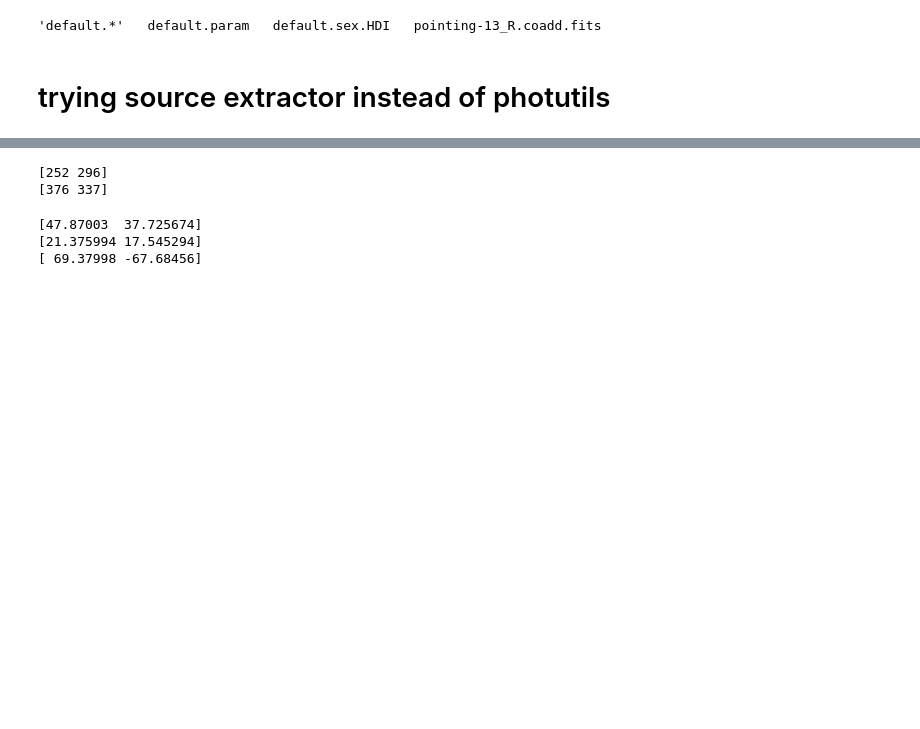
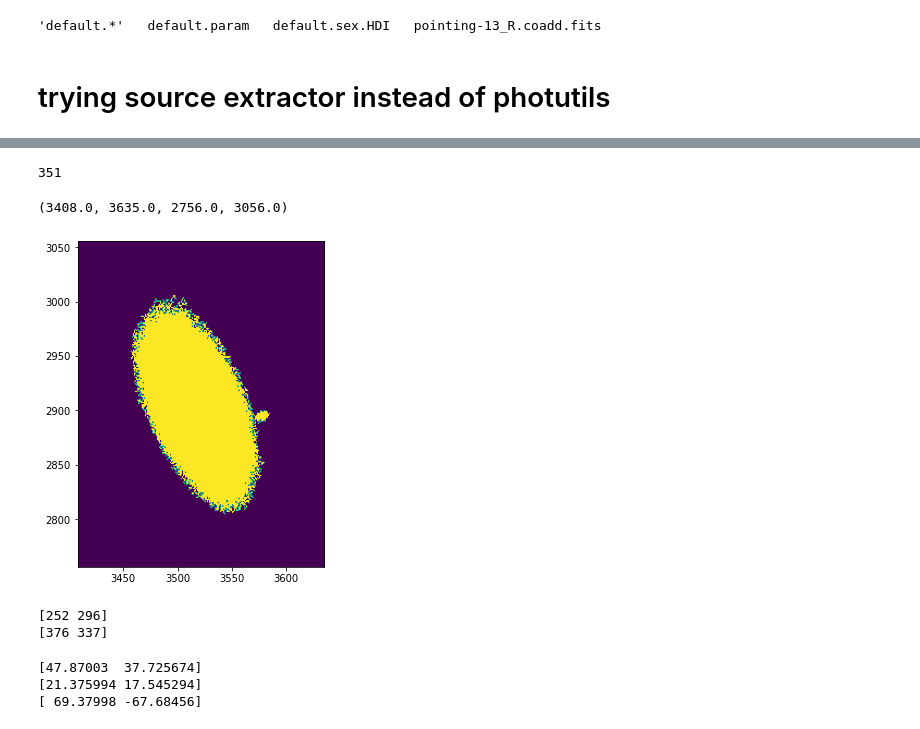
Before and after one commit to rfinn/halphagui, a Jupyter notebook: notebooks/getobjectsize-dev.ipynb, the cells around one changed output, grey strips where cells are left out. Cells and saved outputs as stored; diff of their text form; code cells hidden in the pictures; blank space fills up the shorter version.

```diff
--- a/notebooks/getobjectsize-dev.ipynb
+++ b/notebooks/getobjectsize-dev.ipynb
@@ -148,3 +179,19 @@ print(tbl['YMAX_IMAGE'][objids-1][1])
+# %%
+print(objids[1])
+t = segm == objids[1]
+plt.figure(figsize=(6,6))
+plt.imshow(t)
+dx=50
+xmin = (tbl['XMIN_IMAGE'][objids-1][1]) - dx
+xmax = (tbl['XMAX_IMAGE'][objids-1][1]) + dx
+ymin = (tbl['YMIN_IMAGE'][objids-1][1]) - dx
+ymax = (tbl['YMAX_IMAGE'][objids-1][1]) + dx
+plt.axis([xmin,xmax,ymin,ymax])
+#plt.axis([3200,3800,2600,3200])
+# %% [output]
+351
+(3408.0, 3635.0, 2756.0, 3056.0)
+[figure, added]
 # %%
 print(tbl['XMAX_IMAGE'][objids-1] - tbl['XMIN_IMAGE'][objids-1])
 print(tbl['YMAX_IMAGE'][objids-1] - tbl['YMIN_IMAGE'][objids-1])
```
Also changed, not shown: parts of 16 cells of this notebook, 2 other files.
